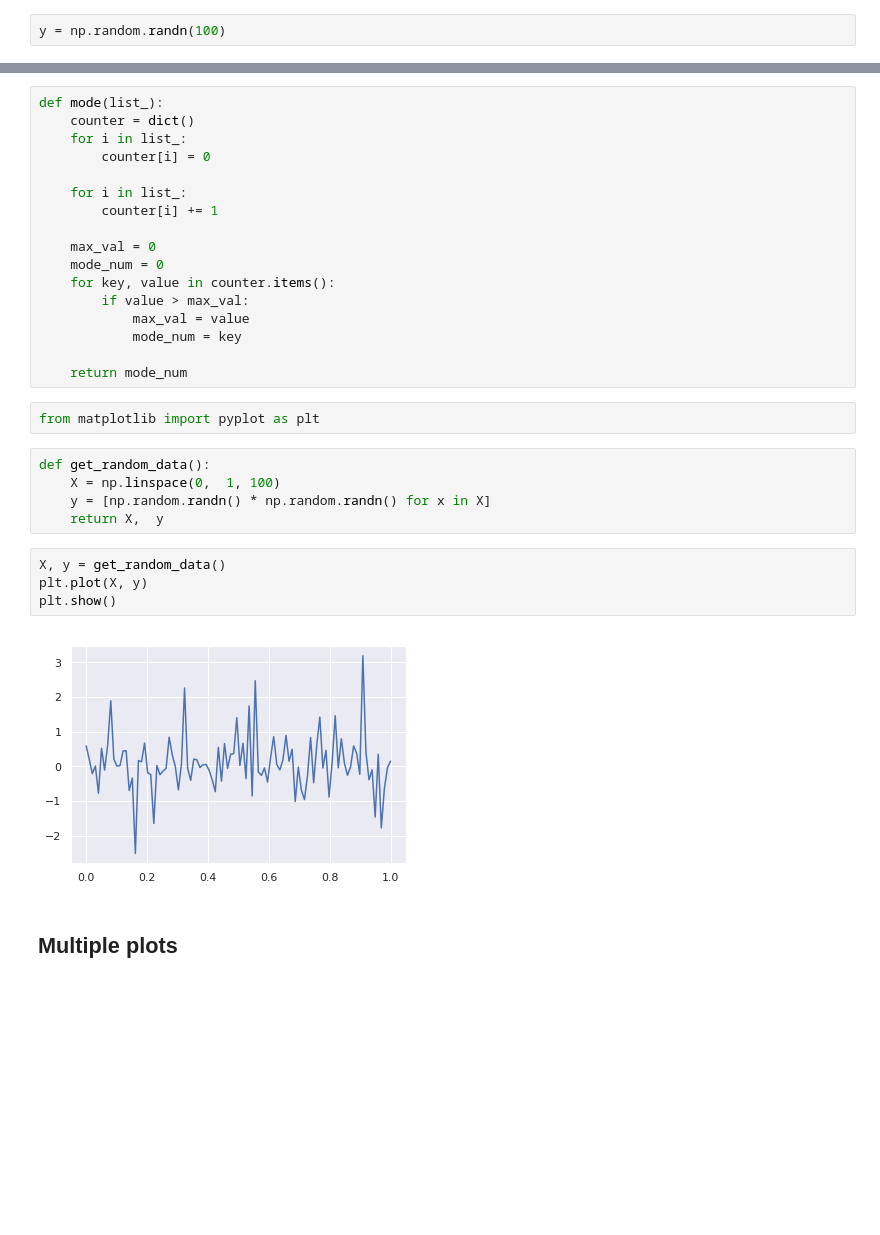
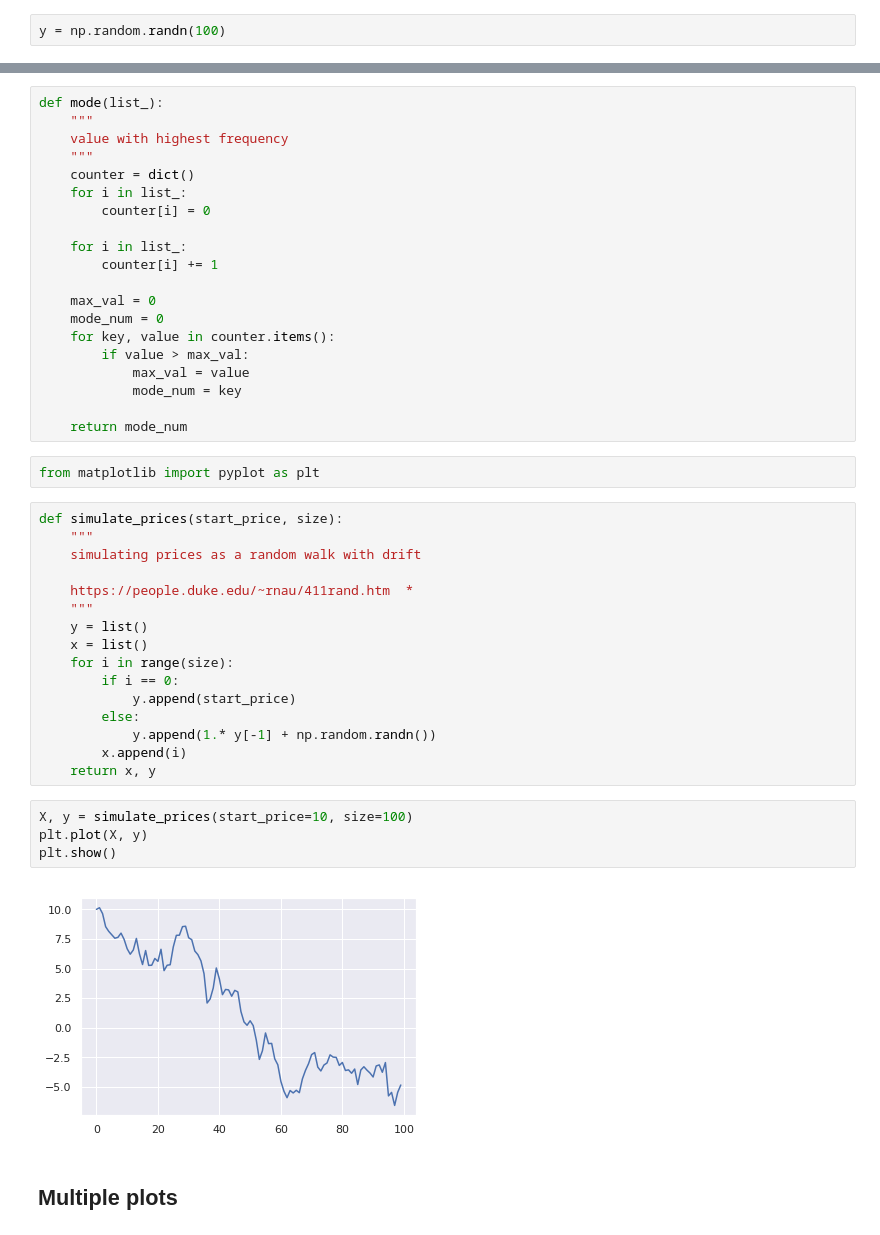
Before and after one commit to alexandrusoloms/QMTIS_Python_For_Trading, a Jupyter notebook: Tutorials/python for finance - Tutorial 1.ipynb, the cells around one changed output, grey strips where cells are left out. Saved outputs shown, nothing was run; the diff lists cells and outputs as text; blank space fills up the shorter version.

```diff
--- a/Tutorials/python for finance - Tutorial 1.ipynb
+++ b/Tutorials/python for finance - Tutorial 1.ipynb
@@ -29,6 +41,9 @@ def median(num):
         return mean(num[interval_left: interval_right])
 # %%
 def mode(list_):
+    """
+    value with highest frequency
+    """
     counter = dict()
     for i in list_:
         counter[i] = 0
@@ -46,17 +61,28 @@ def mode(list_):
     return mode_num
 # %%
 from matplotlib import pyplot as plt
-# %%
-def get_random_data():
-    X = np.linspace(0,  1, 100)
-    y = [np.random.randn() * np.random.randn() for x in X]
-    return X,  y
+# %%
+def simulate_prices(start_price, size):
+    """
+    simulating prices as a random walk with drift
+
+    https://people.duke.edu/~rnau/411rand.htm  *
+    """
+    y = list()
+    x = list()
+    for i in range(size):
+        if i == 0:
+            y.append(start_price)
+        else:
+            y.append(1.* y[-1] + np.random.randn())
+        x.append(i)
+    return x, y
 # %%
-X, y = get_random_data()
+X, y = simulate_prices(start_price=10, size=100)
 plt.plot(X, y)
 plt.show()
 # %% [output]
-[figure, old version]
+[figure, new version]
 # %% [markdown]
 ## Multiple plots
 # %%
```
Also changed, not shown: parts of 20 cells of this notebook.
